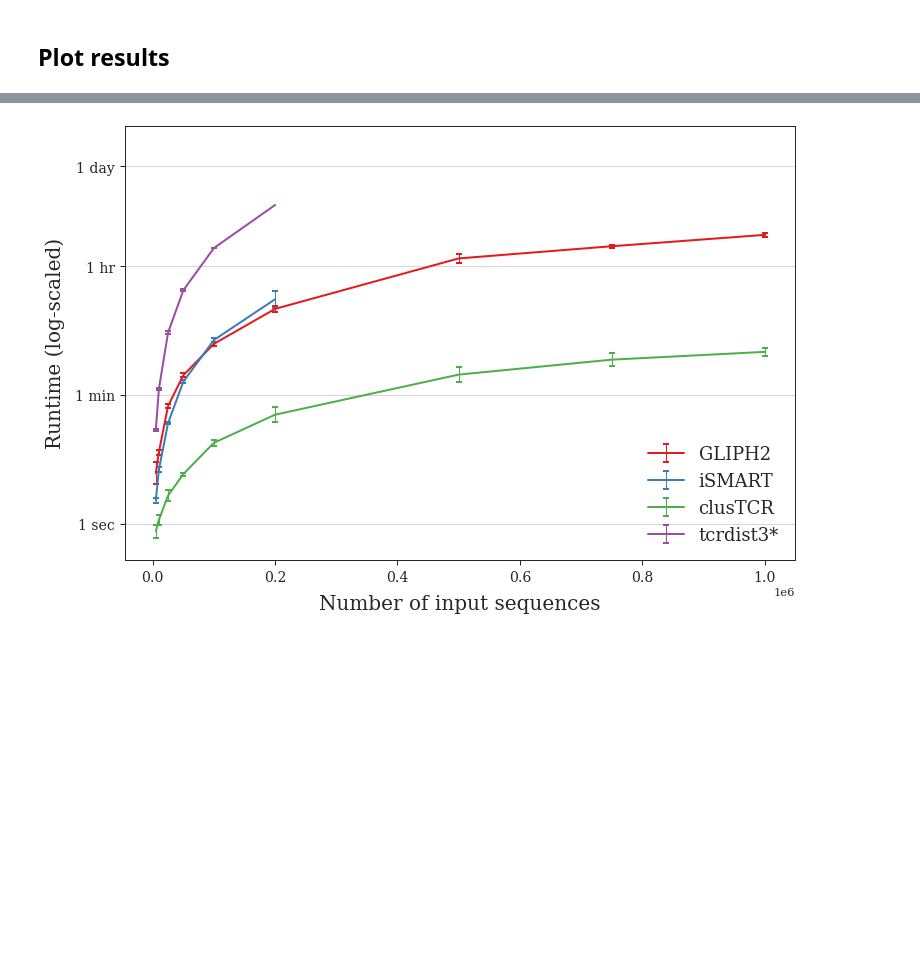
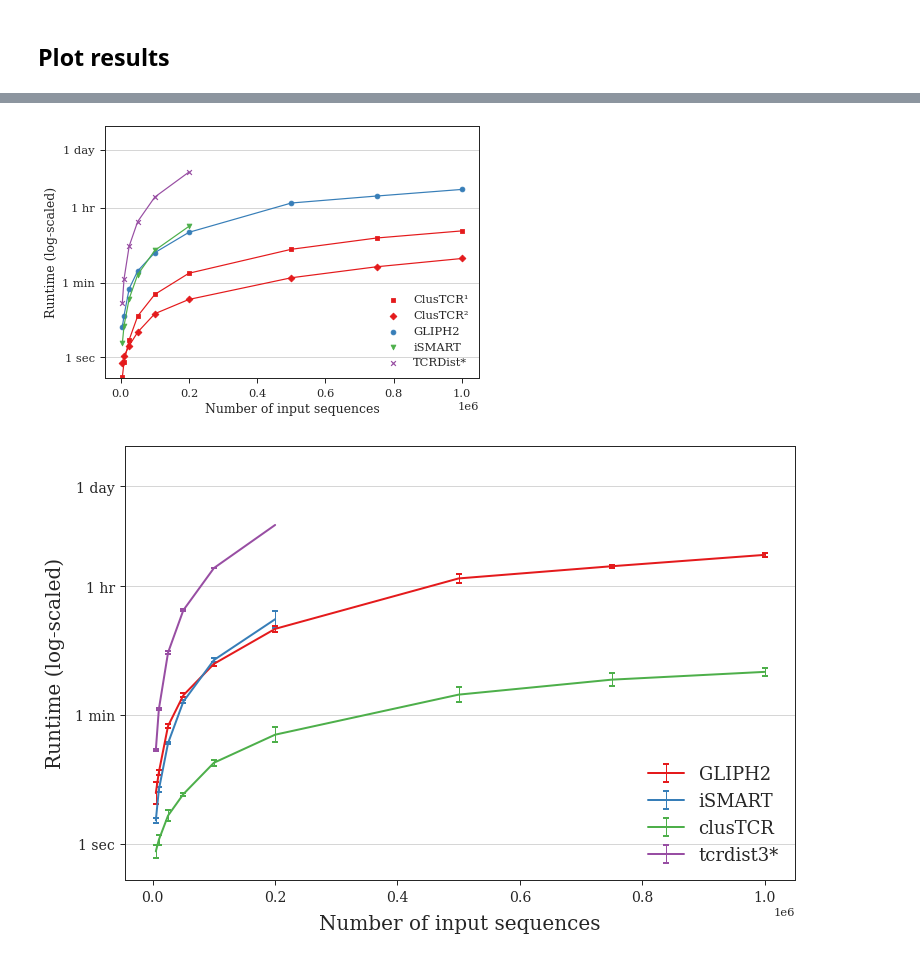
Before and after one commit to svalkiers/clusTCR, a Jupyter notebook: analysis/compare_methods_speed.ipynb, the cells around one changed output, grey strips where cells are left out. Saved outputs shown, nothing was run; the diff lists cells and outputs as text; code cells hidden in the pictures; blank space fills up the shorter version.

```diff
--- a/analysis/compare_methods_speed.ipynb
+++ b/analysis/compare_methods_speed.ipynb
@@ -147,3 +281,59 @@ fig.savefig('results/figures/method_comparison_speed_log.eps', format='eps')
+# %%
+colors = sns.color_palette("Set1")
+fig, ax = plt.subplots()
+
+ax.scatter(n_seq, y = np.log10(data.groupby(by='n_sequences').mean()['ClusTCR¹']),
+           marker = 's',
+           label = 'ClusTCR¹',
+           color = colors[0])
+ax.plot(n_seq, np.log10(data.groupby(by='n_sequences').mean()['ClusTCR¹']),
+        color = colors[0])
+
+ax.scatter(n_seq, y = np.log10(data.groupby(by='n_sequences').mean()['ClusTCR²']),
+           marker = 'D',
+           label = 'ClusTCR²',
+           color = colors[0])
+ax.plot(n_seq, np.log10(data.groupby(by='n_sequences').mean()['ClusTCR²']),
+        color = colors[0])
+
+ax.scatter(n_seq, y = np.log10(data.groupby(by='n_sequences').mean()['GLIPH2']),
+           marker = 'o',
+           label = 'GLIPH2',
+           color = colors[1])
+ax.plot(n_seq, np.log10(data.groupby(by='n_sequences').mean()['GLIPH2']),
+        color = colors[1])
+
+ax.scatter(n_seq, y = np.log10(data.groupby(by='n_sequences').mean()['iSMART']),
+           marker = 'v',
+           label = 'iSMART',
+           color = colors[2])
+ax.plot(n_seq, np.log10(data.groupby(by='n_sequences').mean()['iSMART']),
+        color = colors[2])
+
+ax.scatter(n_seq, y = np.log10(data.groupby(by='n_sequences').mean()['TCRDist*']),
+           marker = 'x',
+           label = 'TCRDist*',
+           color = colors[3])
+ax.plot(n_seq, np.log10(data.groupby(by='n_sequences').mean()['TCRDist*']),
+        color = colors[3])
+
+# ax.set_title('Speed of TCR clustering methods', fontsize = 32, y=1.04)
+ax.set_xlabel('Number of input sequences')
+ax.set_ylabel('Runtime (log-scaled)')
+ax.tick_params(axis='both', which='major')
+ax.tick_params(axis='both', which='minor')
+ax.legend()
+
+locs = np.log10([1,60,3600,86400])
+labels = ["1 sec", "1 min", "1 hr", "1 day"]
+plt.ylim((-0.5,5.5))
+plt.yticks(ticks=locs, labels=labels)
+plt.grid(axis='y')
+
+fig.tight_layout()
+fig.savefig('results/figures/method_comparison_speed_log.eps', format='eps')
+# %% [output]
+[figure, added]
 # %%
 methods = data.columns[:-1]
 n_seq = data[data.columns[-1]].unique()
```
Also changed, not shown: parts of 10 cells of this notebook, 11 other files.
